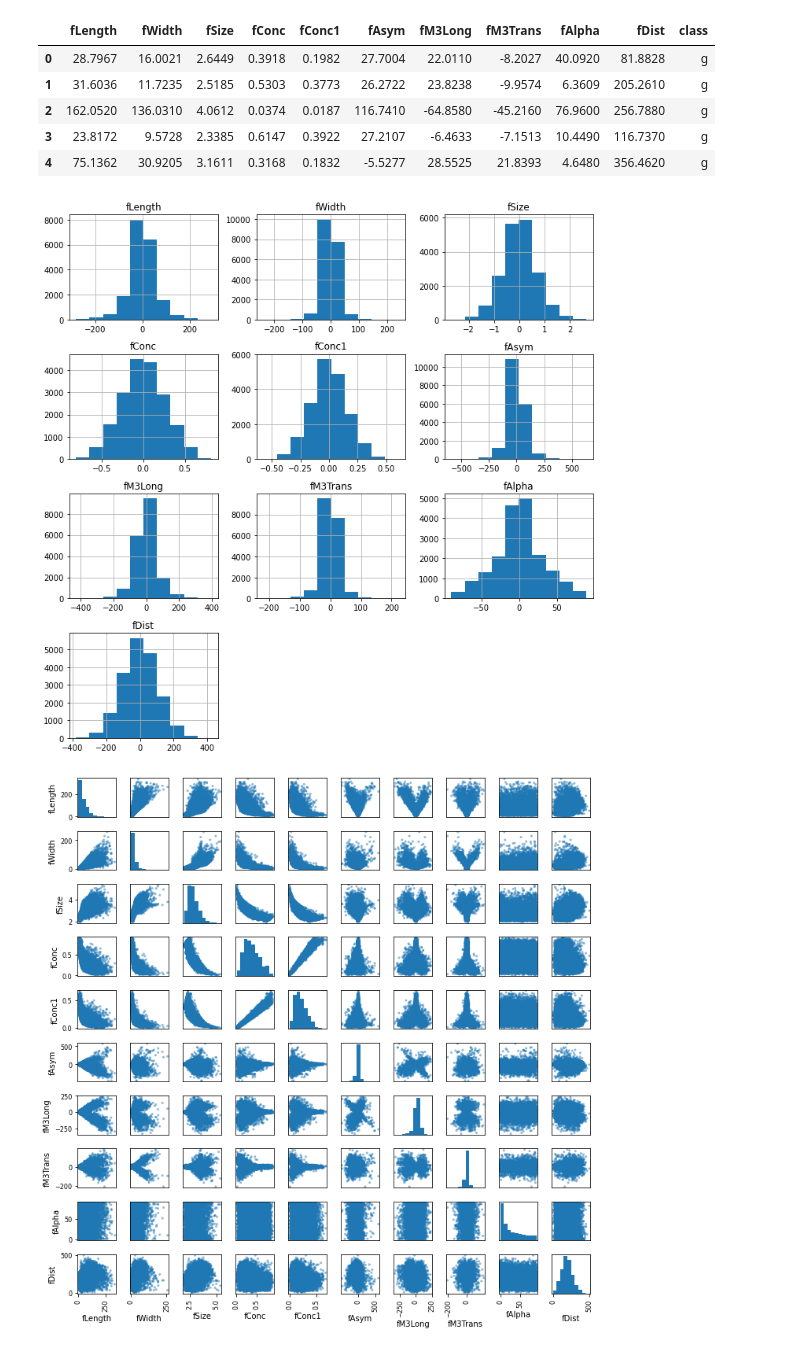
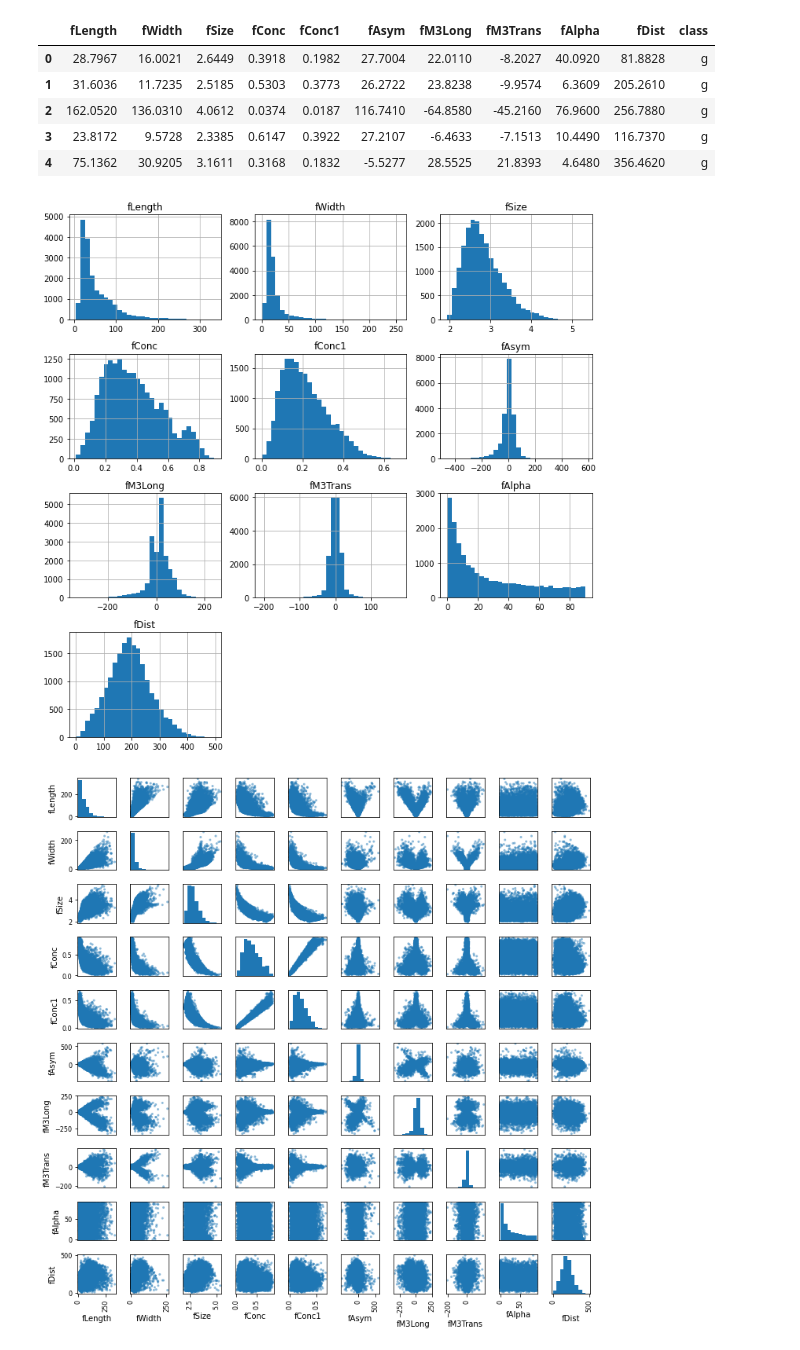
Before and after one commit to byahn2/MagicDatamining, a Jupyter notebook: viz.ipynb, the cells around one changed output. Saved outputs shown, nothing was run; the diff lists cells and outputs as text; code cells hidden in the pictures.

```diff
--- a/viz.ipynb
+++ b/viz.ipynb
@@ -33,10 +36,10 @@ df.head()
 | 4 | 75.1362 | 30.9205 | 3.1611 | 0.3168 | 0.1832 | -5.5277 | 28.5525 | 21.8393 | 4.6480 | 356.4620 | g |
 # %%
 
-df.drop("class", axis=1).diff().hist(figsize=(10, 10))
+df.drop("class", axis=1).hist(figsize=(10, 10), bins=30)
 plt.tight_layout()
 # %% [output]
-[figure, old version]
+[figure, new version]
 # %%
 scatter_matrix(
     df.drop("class", axis=1),
```
Also changed, not shown: parts of 7 cells of this notebook, 1 other file.
